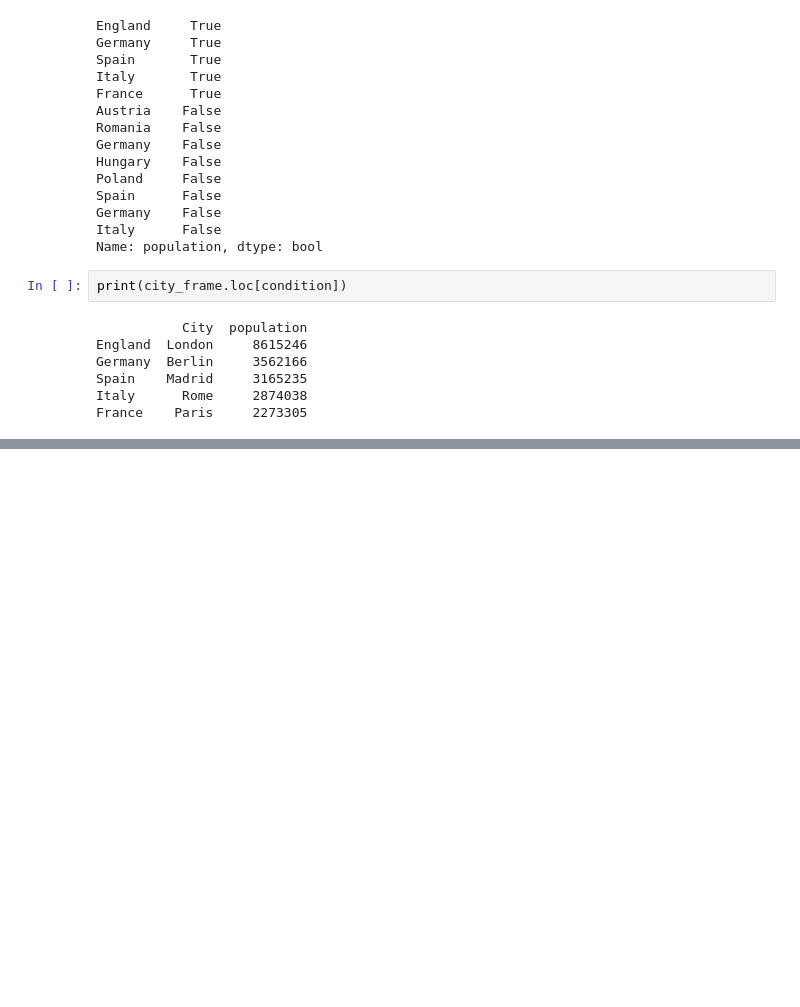
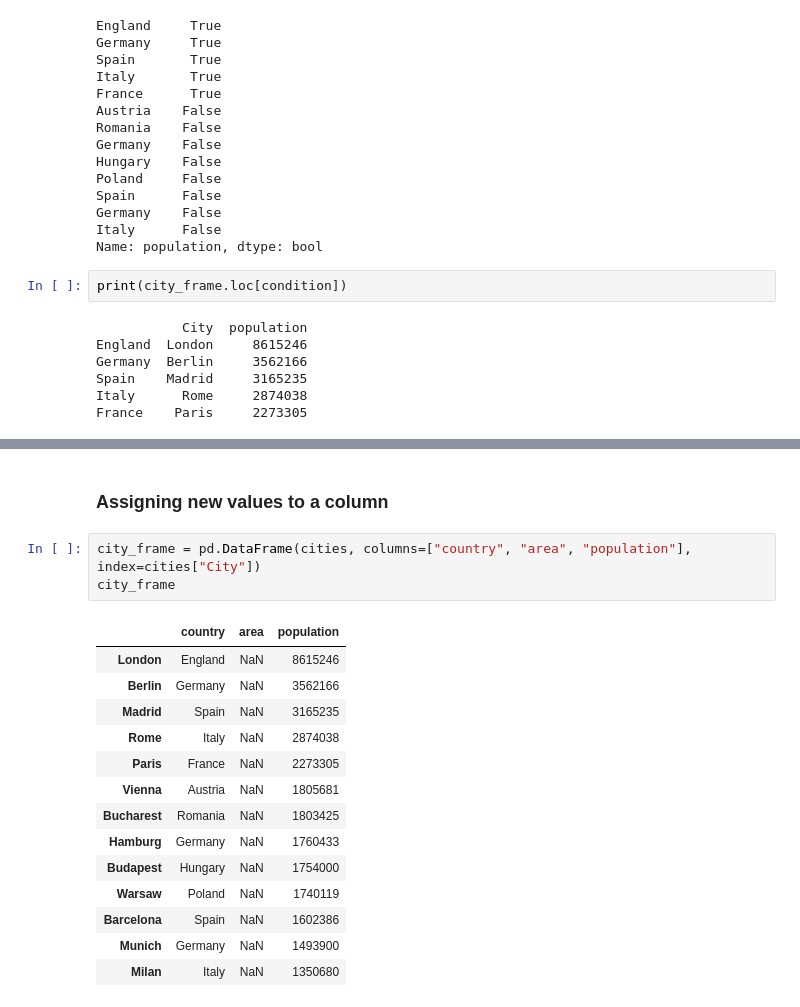
Before and after one commit to alfred-ojuku/Pandas-Tutorials-for-Data-Analysis, a Jupyter notebook: Pandas.ipynb, the cells around one changed output, grey strips where cells are left out. Saved outputs shown, nothing was run; the diff lists cells and outputs as text; blank space fills up the shorter version.

```diff
--- a/Pandas.ipynb
+++ b/Pandas.ipynb
@@ -495,0 +779,20 @@ France    Paris     2273305
+# %% [markdown]
+### Assigning new values to a column
+# %%
+city_frame = pd.DataFrame(cities, columns=["country", "area", "population"], index=cities["City"])
+city_frame
+# %% [output]
+|  | country | area | population |
+| London | England | NaN | 8615246 |
+| Berlin | Germany | NaN | 3562166 |
+| Madrid | Spain | NaN | 3165235 |
+| Rome | Italy | NaN | 2874038 |
+| Paris | France | NaN | 2273305 |
+| Vienna | Austria | NaN | 1805681 |
+| Bucharest | Romania | NaN | 1803425 |
+| Hamburg | Germany | NaN | 1760433 |
+| Budapest | Hungary | NaN | 1754000 |
+| Warsaw | Poland | NaN | 1740119 |
+| Barcelona | Spain | NaN | 1602386 |
+| Munich | Germany | NaN | 1493900 |
+| Milan | Italy | NaN | 1350680 |
```
Also changed, not shown: parts of 42 cells of this notebook.
